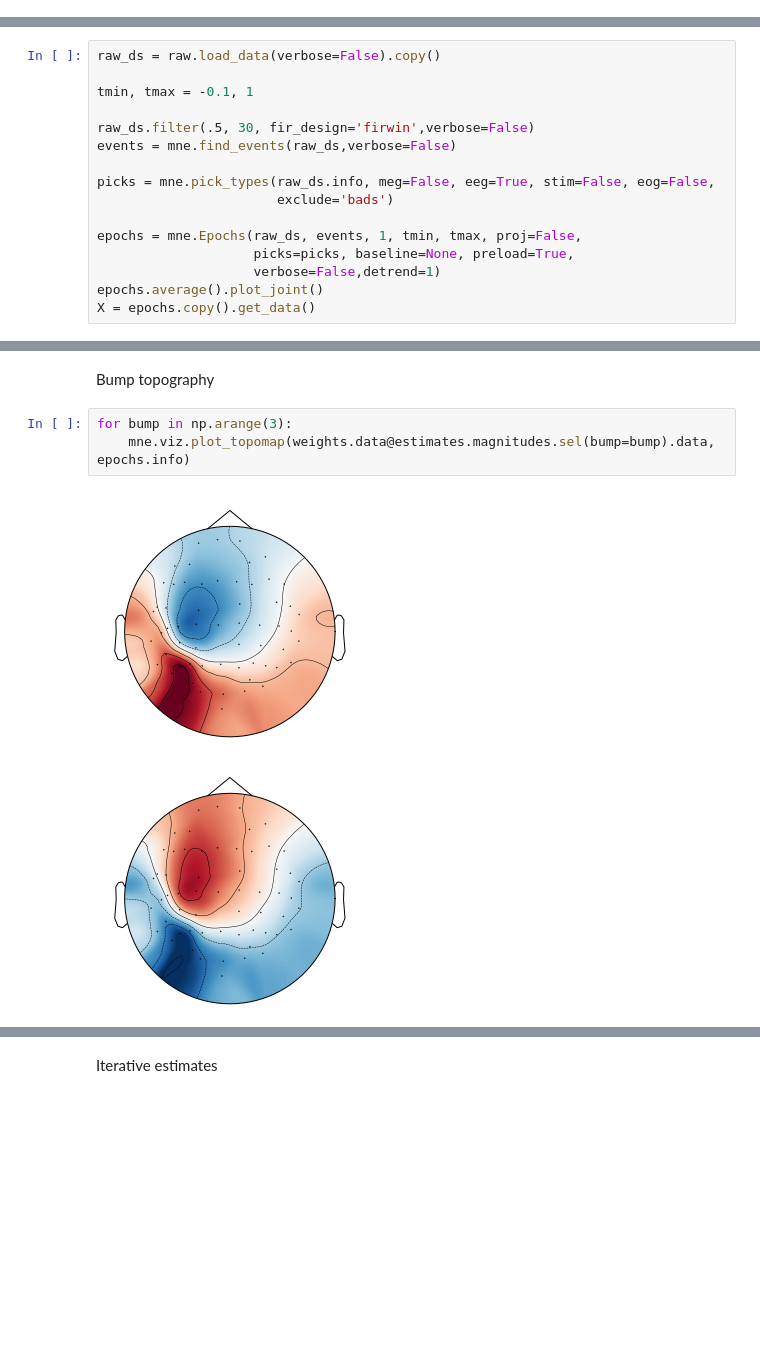
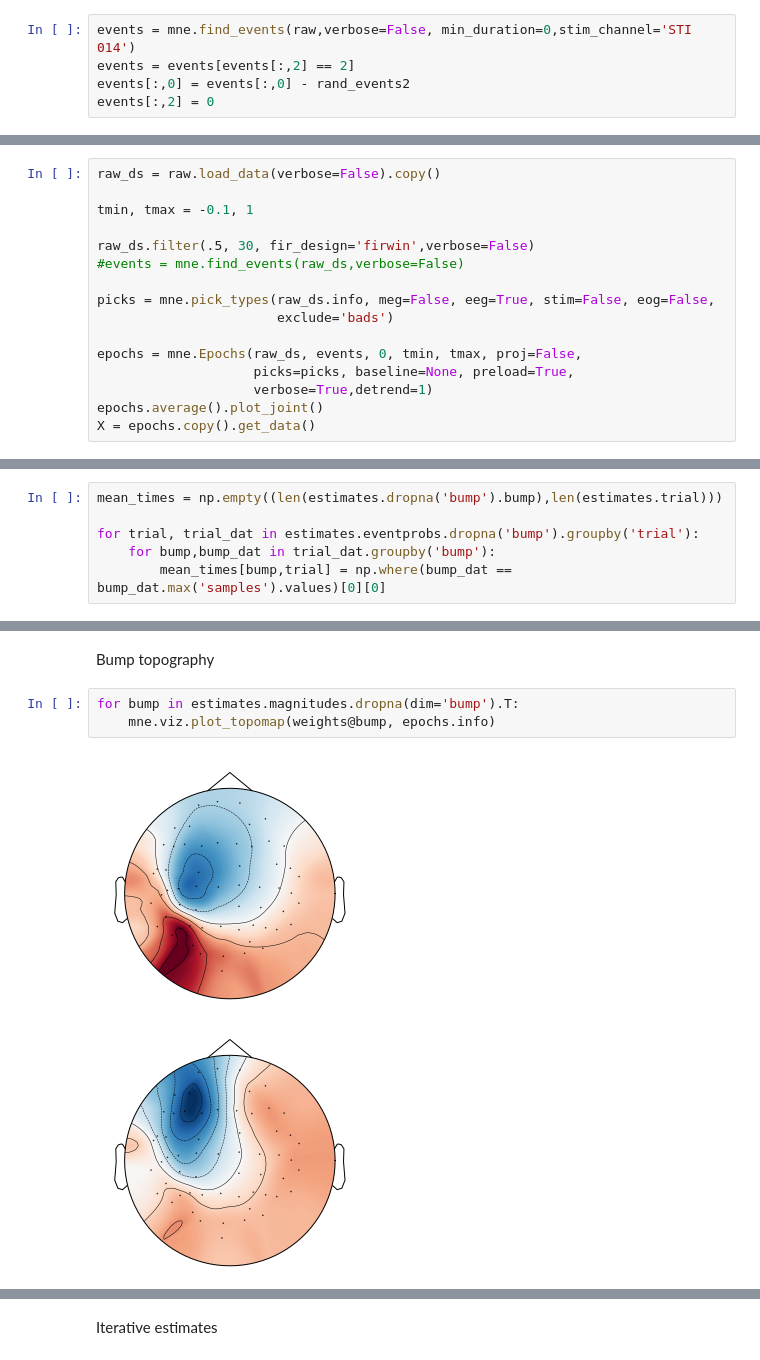
Before and after one commit to GWeindel/hmp, a Jupyter notebook: simulated_raw_data_using_subject_anatomy.ipynb, the cells around one changed output, grey strips where cells are left out. Drawn from its saved outputs; the diff is of its cells as text; blank space fills up the shorter version.

```diff
--- a/simulated_raw_data_using_subject_anatomy.ipynb
+++ b/simulated_raw_data_using_subject_anatomy.ipynb
@@ -120,0 +146,5 @@ Adding noise to 366/376 channels (366 channels in cov)
+# %%
+events = mne.find_events(raw,verbose=False, min_duration=0,stim_channel='STI 014')
+events = events[events[:,2] == 2]
+events[:,0] = events[:,0] - rand_events2
+events[:,2] = 0
@@ -124,14 +159,14 @@ raw_ds = raw.load_data(verbose=False).copy()
 tmin, tmax = -0.1, 1
 
 raw_ds.filter(.5, 30, fir_design='firwin',verbose=False)
-events = mne.find_events(raw_ds,verbose=False)
+#events = mne.find_events(raw_ds,verbose=False)
 
 picks = mne.pick_types(raw_ds.info, meg=False, eeg=True, stim=False, eog=False,
                        exclude='bads')
 
-epochs = mne.Epochs(raw_ds, events, 1, tmin, tmax, proj=False,
+epochs = mne.Epochs(raw_ds, events, 0, tmin, tmax, proj=False,
                     picks=picks, baseline=None, preload=True,
-                    verbose=False,detrend=1)
+                    verbose=True,detrend=1)
 epochs.average().plot_joint()
 X = epochs.copy().get_data()
 # %% [output]
@@ -199,0 +244,6 @@ plt.plot(estimates.eventprobs.mean(dim=['trial']));
+# %%
+mean_times = np.empty((len(estimates.dropna('bump').bump),len(estimates.trial)))
+
+for trial, trial_dat in estimates.eventprobs.dropna('bump').groupby('trial'):
+    for bump,bump_dat in trial_dat.groupby('bump'):
+        mean_times[bump,trial] = np.where(bump_dat == bump_dat.max('samples').values)[0][0]
@@ -200,8 +256,8 @@ plt.plot(estimates.eventprobs.mean(dim=['trial']));
 # %% [markdown]
 Bump topography
 # %%
-for bump in np.arange(3):
-    mne.viz.plot_topomap(weights.data@estimates.magnitudes.sel(bump=bump).data, epochs.info)
+for bump in estimates.magnitudes.dropna(dim='bump').T:
+    mne.viz.plot_topomap(weights@bump, epochs.info)
 # %% [output]
-[figure, old version]
+[figure, new version]
-[figure, old version]
+[figure, new version]
```
Also changed, not shown: parts of 15 cells of this notebook, 2 other files.
